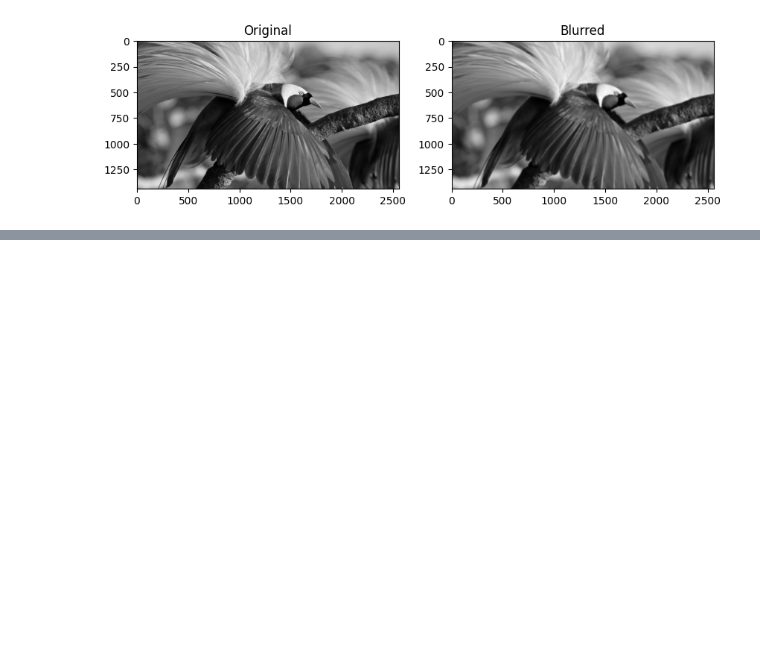
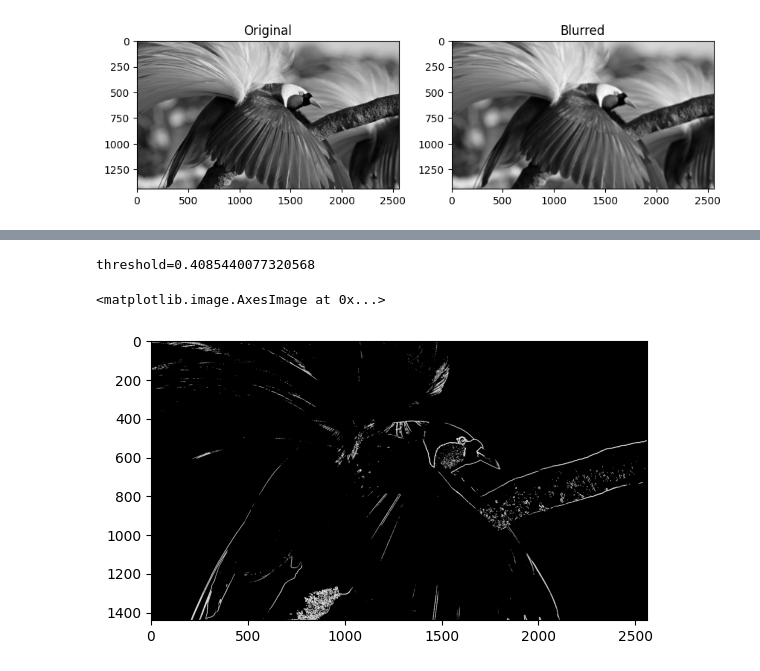
Before and after one commit to JordanSheaDev/Deep-Learning-CNN-Convolutional-Neural-Networks-with-Python, a Jupyter notebook: personal_code/chapter_02/01_reading_and_showing_imagaes_in_python.ipynb, the cells around one changed output, grey strips where cells are left out. Saved outputs shown, nothing was run; the diff lists cells and outputs as text; code cells hidden in the pictures; blank space fills up the shorter version.

```diff
--- a/personal_code/chapter_02/01_reading_and_showing_imagaes_in_python.ipynb
+++ b/personal_code/chapter_02/01_reading_and_showing_imagaes_in_python.ipynb
@@ -141,0 +165,15 @@ ax2.set(title='Blurred')
+# %%
+# Calcualte the threshold for the value
+# Can adjust threshold with the integer base (tried 2 then 4)
+threshold = grad_mag.max() - 15*grad_mag.std()
+print(f'{threshold=}')
+
+# Calculate the edge image (whenever the gradient magnitude is greater than the threshold)
+edge_image = grad_mag > threshold
+
+plt.imshow(edge_image, cmap='gray')
+# Threshold was too high, so decrease it with standard deviation increase
+# %% [output]
+threshold=0.4085440077320568
+<matplotlib.image.AxesImage at 0x...>
+[figure, added]
```
Also changed, not shown: parts of 7 cells of this notebook.
